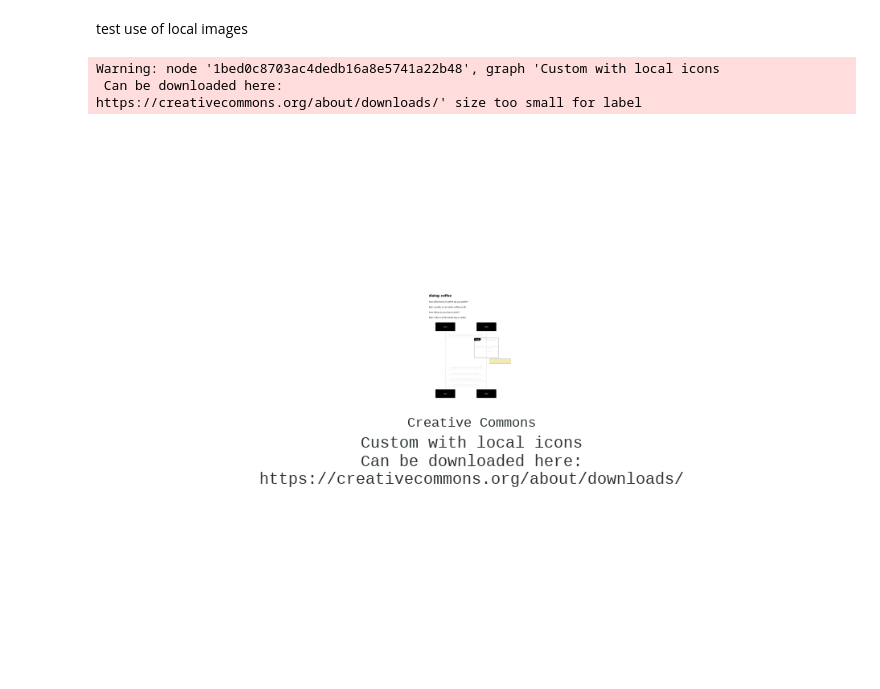
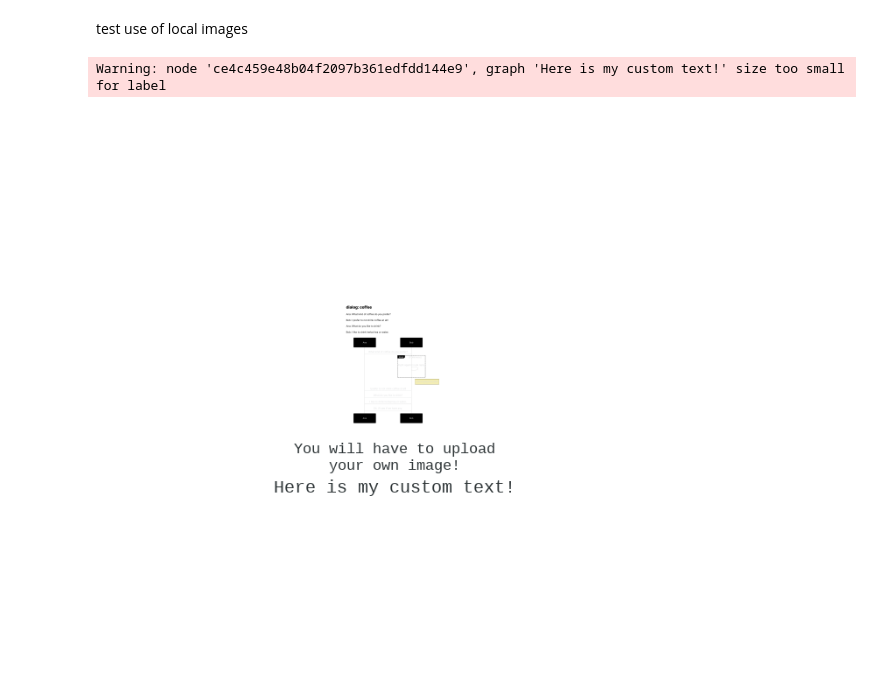
Before and after one commit to pleabargain/ipynb, a Jupyter notebook: testing_python_diagrams_library_in_colab.ipynb, the cells around one changed output. Drawn from its saved outputs; the diff is of its cells as text; code cells hidden in the pictures.

```diff
--- a/testing_python_diagrams_library_in_colab.ipynb
+++ b/testing_python_diagrams_library_in_colab.ipynb
@@ -57,28 +68,29 @@ test use of local images
 # %%
 from diagrams import Diagram, Cluster
 from diagrams.custom import Custom
 
 
-with Diagram("Custom with local icons\n Can be downloaded here: \nhttps://creativecommons.org/about/downloads/", show=False, filename="custom_local", direction="LR") as diag:
-  cc_heart = Custom("Creative Commons", "/content/cof.png-1.png")
+with Diagram("Here is my custom text!",
+             show=False,
+             filename="change_File_name_here",
+             direction="LR") as diag:
+  cc_heart = Custom("You will have to upload\nyour own image!", "/content/cof.png-1.png")
 #   cc_attribution = Custom("Credit must be given to the creator", "./my_resources/cc_attribution.png")
 
 #   cc_sa = Custom("Adaptations must be shared\n under the same terms", "./my_resources/cc_sa.png")
 #   cc_nd = Custom("No derivatives or adaptations\n of the work are permitted", "./my_resources/cc_nd.png")
 #   cc_zero = Custom("Public Domain Dedication", "./my_resources/cc_zero.png")
 
 #   with Cluster("Non Commercial"):
 #     non_commercial = [Custom("Y", "./my_resources/cc_nc-jp.png") - Custom("E", "./my_resources/cc_nc-eu.png") - Custom("S", "./my_resources/cc_nc.png")]
 
   cc_heart
 #   cc_heart >> cc_attribution
 #   cc_heart >> non_commercial
 #   cc_heart >> cc_sa
 #   cc_heart >> cc_nd
 #   cc_heart >> cc_zero
 diag
 # %% [output]
-Warning: node '1bed0c8703ac4dedb16a8e5741a22b48', graph 'Custom with local icons
- Can be downloaded here:
-https://creativecommons.org/about/downloads/' size too small for label
+Warning: node 'ce4c459e48b04f2097b361edfdd144e9', graph 'Here is my custom text!' size too small for label
-[figure, old version]
+[figure, new version]
```
Also changed, not shown: parts of 5 cells of this notebook.
